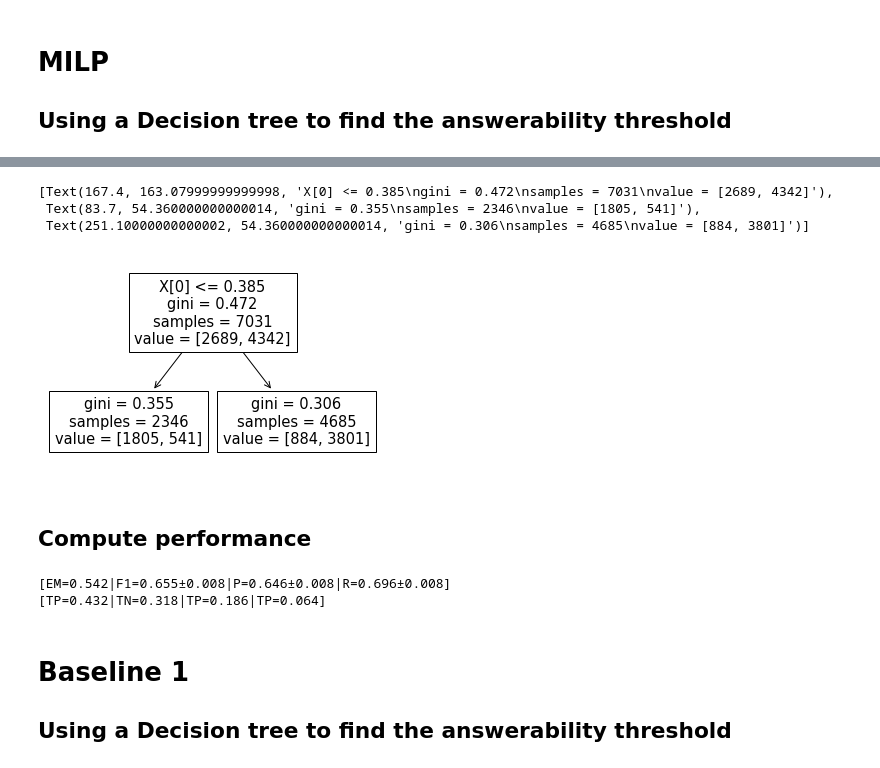
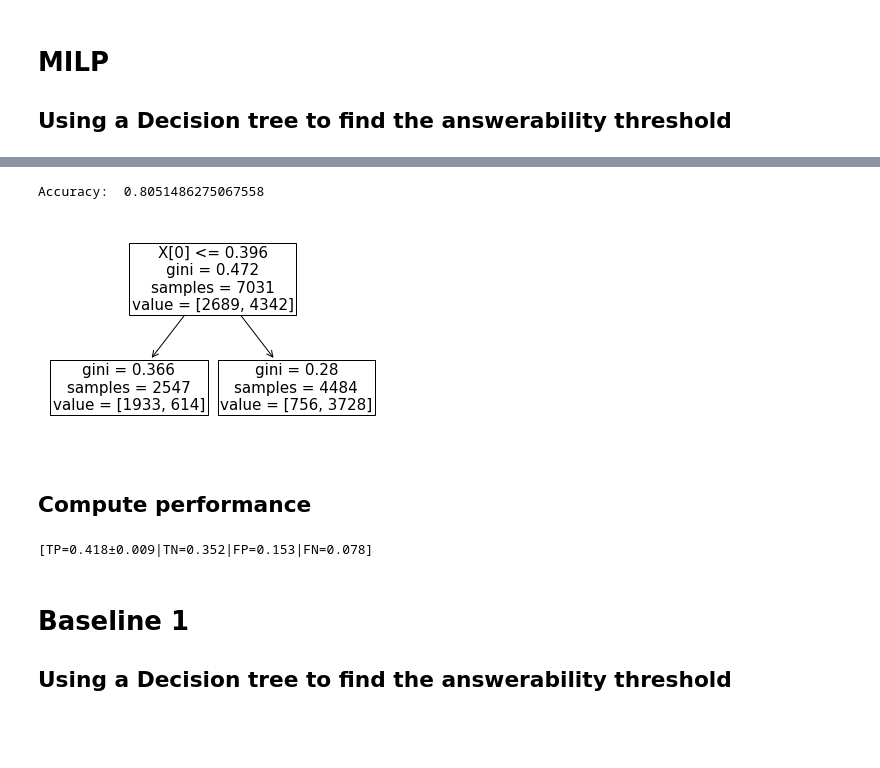
Before and after one commit to rbouadjenek/DeepQA, a Jupyter notebook: DeepQA/Evaluation_SQuAD2.0.ipynb, the cells around one changed output, grey strips where cells are left out. Saved outputs shown, nothing was run; the diff lists cells and outputs as text; code cells hidden in the pictures; blank space fills up the shorter version.

```diff
--- a/DeepQA/Evaluation_SQuAD2.0.ipynb
+++ b/DeepQA/Evaluation_SQuAD2.0.ipynb
@@ -56,27 +70,25 @@ tokenizer = BertWordPieceTokenizer(save_path + "vocab.txt", lowercase=True)
 # %%
 X = []
 y = []
-with tqdm(total=len(eval_pred_start_end)) as pbar:
-    for idx, s_pred_e_pred in enumerate(eval_pred_start_end):
-        s_pred = s_pred_e_pred[0]
-        e_pred = s_pred_e_pred[1]
-        prediction = list(range(s_pred, e_pred+1))
-        expected_p = np.sum(eval_pred[idx][s_pred:e_pred+1]) / len(prediction)
-        X.append([expected_p])
-        if np.sum(y2_eval[idx]) == 0:
-            y.append(0)
-        else:
-            y.append(1)
-        pbar.update(1)
+for idx, s_pred_e_pred in enumerate(eval_pred_start_end):
+    s_pred = s_pred_e_pred[0]
+    e_pred = s_pred_e_pred[1]
+    prediction = list(range(s_pred, e_pred+1))
+    expected_p = np.sum(eval_pred[idx][s_pred:e_pred+1]) / len(prediction)
+    X.append([expected_p])
+#     X.append([eval_pred[idx][0]])
+    if np.sum(y2_eval[idx]) == 0:
+        y.append(0)
+    else:
+        y.append(1)
+
+clf_MILP = tree.DecisionTreeClassifier(max_depth=1)
+clf_MILP.fit(X, y)
+tree.plot_tree(clf_MILP)
+print('Accuracy: ', accuracy_score(clf_MILP.predict(X), y))
+# %% [output]
+Accuracy:  0.8051486275067558
+[figure, added]
-# %%
-clf_MILP = tree.DecisionTreeClassifier(max_depth=1)
-clf_MILP.fit(X, y)
-tree.plot_tree(clf_MILP)
-# %% [output]
-[Text(167.4, 163.07999999999998, 'X[0] <= 0.385\ngini = 0.472\nsamples = 7031\nvalue = [2689, 4342]'),
- Text(83.7, 54.360000000000014, 'gini = 0.355\nsamples = 2346\nvalue = [1805, 541]'),
- Text(251.10000000000002, 54.360000000000014, 'gini = 0.306\nsamples = 4685\nvalue = [884, 3801]')]
-[figure, removed]
 # %%
 # test_pred_start_end = []
 # with tqdm(total=len(test_pred)) as pbar:
@@ -112,13 +126,13 @@ FN_MILP = 0
 TP_MILP = 0
 FP_MILP = 0
 TAG_MILP = []
-
 with tqdm(total=len(test_pred_start_end)) as pbar:
     for idx, s_pred_e_pred in enumerate(test_pred_start_end):
         s_pred = s_pred_e_pred[0]
         e_pred = s_pred_e_pred[1]
-        prediction = list(range(s_pred, e_pred+1))
+        prediction = input_ids_test[idx][s_pred:e_pred+1]
         expected_p = np.sum(test_pred[idx][s_pred:e_pred+1]) / len(prediction)
+#         answerability = clf_MILP.predict([[test_pred[idx][0]]])[0]
         answerability = clf_MILP.predict([[expected_p]])[0]
         if  answerability == 0 and np.sum(y2_test[idx]) == 0: # Correct predicion of unanswerability
             TN_MILP += 1
@@ -127,10 +141,10 @@ with tqdm(total=len(test_pred_start_end)) as pbar:
             r_MILP.append(1)
             f1_MILP.append(1)
             count_MILP.append(1)
-            pbar.set_description(f"[EM={np.mean(count_MILP):.3f}|F1={np.mean(f1_MILP):.3f}±{(1.96 * np.std(f1_MILP))/np.sqrt(len(f1_MILP)):.3f}|P={np.mean(p_MILP):.3f}±{(1.96 * np.std(p_MILP))/np.sqrt(len(p_MILP)):.3f}|R={np.mean(r_MILP):.3f}±{(1.96 * np.std(r_MILP))/np.sqrt(len(r_MILP)):.3f}]")
+            pbar.set_description(f"[EM={np.mean(count_MILP):.3f}±{(1.96 * np.std(count_MILP))/np.sqrt(len(count_MILP)):.3f}|F1={np.mean(f1_MILP):.3f}±{(1.96 * np.std(f1_MILP))/np.sqrt(len(f1_MILP)):.3f}|P={np.mean(p_MILP):.3f}±{(1.96 * np.std(p_MILP))/np.sqrt(len(p_MILP)):.3f}|R={np.mean(r_MILP):.3f}±{(1.96 * np.std(r_MILP))/np.sqrt(len(r_MILP)):.3f}]")
             pbar.update(1)
             continue
-        elif answerability == 1 and np.sum(y2_test[idx]) == 0 or answerability == 0 and np.sum(y2_test[idx]) > 0:
+        elif (answerability == 1 and np.sum(y2_test[idx]) == 0) or (answerability == 0 and np.sum(y2_test[idx]) > 0):
              # Incorrect predicion of answerability
             if answerability == 1:
                 FP_MILP += 1
@@ -142,17 +156,15 @@ with tqdm(total=len(test_pred_start_end)) as pbar:
             r_MILP.append(0)
             f1_MILP.append(0)
             count_MILP.append(0)
-            pbar.set_description(f"[EM={np.mean(count_MILP):.3f}|F1={np.mean(f1_MILP):.3f}±{(1.96 * np.std(f1_MILP))/np.sqrt(len(f1_MILP)):.3f}|P={np.mean(p_MILP):.3f}±{(1.96 * np.std(p_MILP))/np.sqrt(len(p_MILP)):.3f}|R={np.mean(r_MILP):.3f}±{(1.96 * np.std(r_MILP))/np.sqrt(len(r_MILP)):.3f}]")
+            pbar.set_description(f"[EM={np.mean(count_MILP):.3f}±{(1.96 * np.std(count_MILP))/np.sqrt(len(count_MILP)):.3f}|F1={np.mean(f1_MILP):.3f}±{(1.96 * np.std(f1_MILP))/np.sqrt(len(f1_MILP)):.3f}|P={np.mean(p_MILP):.3f}±{(1.96 * np.std(p_MILP))/np.sqrt(len(p_MILP)):.3f}|R={np.mean(r_MILP):.3f}±{(1.96 * np.std(r_MILP))/np.sqrt(len(r_MILP)):.3f}]")
             pbar.update(1)
             continue
         else:   # Correct predicion of answerability
             TP_MILP += 1
             TAG_MILP.append('TP')
-            ans = list(y3_test[idx])
-
+            ans = input_ids_test[idx][y3_test[idx][0]:y3_test[idx][-1]+1]
             normalized_pred_ans = normalize_text(tokenizer.decode(prediction))
             normalized_true_ans = normalize_text(tokenizer.decode(ans))
-
             if normalized_pred_ans == normalized_true_ans:
                 count_MILP.append(1)
             else:
@@ -168,14 +180,12 @@ with tqdm(total=len(test_pred_start_end)) as pbar:
             p_MILP.append(p_)
             r_MILP.append(r_)
             f1_MILP.append(f1_)
-            pbar.set_description(f"[EM={np.mean(count_MILP):.3f}|F1={np.mean(f1_MILP):.3f}±{(1.96 * np.std(f1_MILP))/np.sqrt(len(f1_MILP)):.3f}|P={np.mean(p_MILP):.3f}±{(1.96 * np.std(p_MILP))/np.sqrt(len(p_MILP)):.3f}|R={np.mean(r_MILP):.3f}±{(1.96 * np.std(r_MILP))/np.sqrt(len(r_MILP)):.3f}]")
+            pbar.set_description(f"[EM={np.mean(count_MILP):.3f}±{(1.96 * np.std(count_MILP))/np.sqrt(len(count_MILP)):.3f}|F1={np.mean(f1_MILP):.3f}±{(1.96 * np.std(f1_MILP))/np.sqrt(len(f1_MILP)):.3f}|P={np.mean(p_MILP):.3f}±{(1.96 * np.std(p_MILP))/np.sqrt(len(p_MILP)):.3f}|R={np.mean(r_MILP):.3f}±{(1.96 * np.std(r_MILP))/np.sqrt(len(r_MILP)):.3f}]")
             pbar.update(1)
 
-print(f"[EM={np.mean(count_MILP):.3f}|F1={np.mean(f1_MILP):.3f}±{(1.96 * np.std(f1_MILP))/np.sqrt(len(f1_MILP)):.3f}|P={np.mean(p_MILP):.3f}±{(1.96 * np.std(p_MILP))/np.sqrt(len(p_MILP)):.3f}|R={np.mean(r_MILP):.3f}±{(1.96 * np.std(r_MILP))/np.sqrt(len(r_MILP)):.3f}]")
-print(f"[TP={TP_MILP/len(TAG_MILP):.3f}|TN={TN_MILP/len(TAG_MILP):.3f}|TP={FP_MILP/len(TAG_MILP):.3f}|TP={FN_MILP/len(TAG_MILP):.3f}]")
+print(f"[TP={TP_MILP/len(TAG_MILP):.3f}±{(1.96 * np.std(count_MILP))/np.sqrt(len(count_MILP)):.3f}|TN={TN_MILP/len(TAG_MILP):.3f}|FP={FP_MILP/len(TAG_MILP):.3f}|FN={FN_MILP/len(TAG_MILP):.3f}]")
 # %% [output]
-[EM=0.542|F1=0.655±0.008|P=0.646±0.008|R=0.696±0.008]
-[TP=0.432|TN=0.318|TP=0.186|TP=0.064]
+[TP=0.418±0.009|TN=0.352|FP=0.153|FN=0.078]
 # %% [markdown]
 # Baseline 1
 ## Using a Decision tree to find the answerability threshold
```
Also changed, not shown: parts of 15 cells of this notebook, 4 other files.
